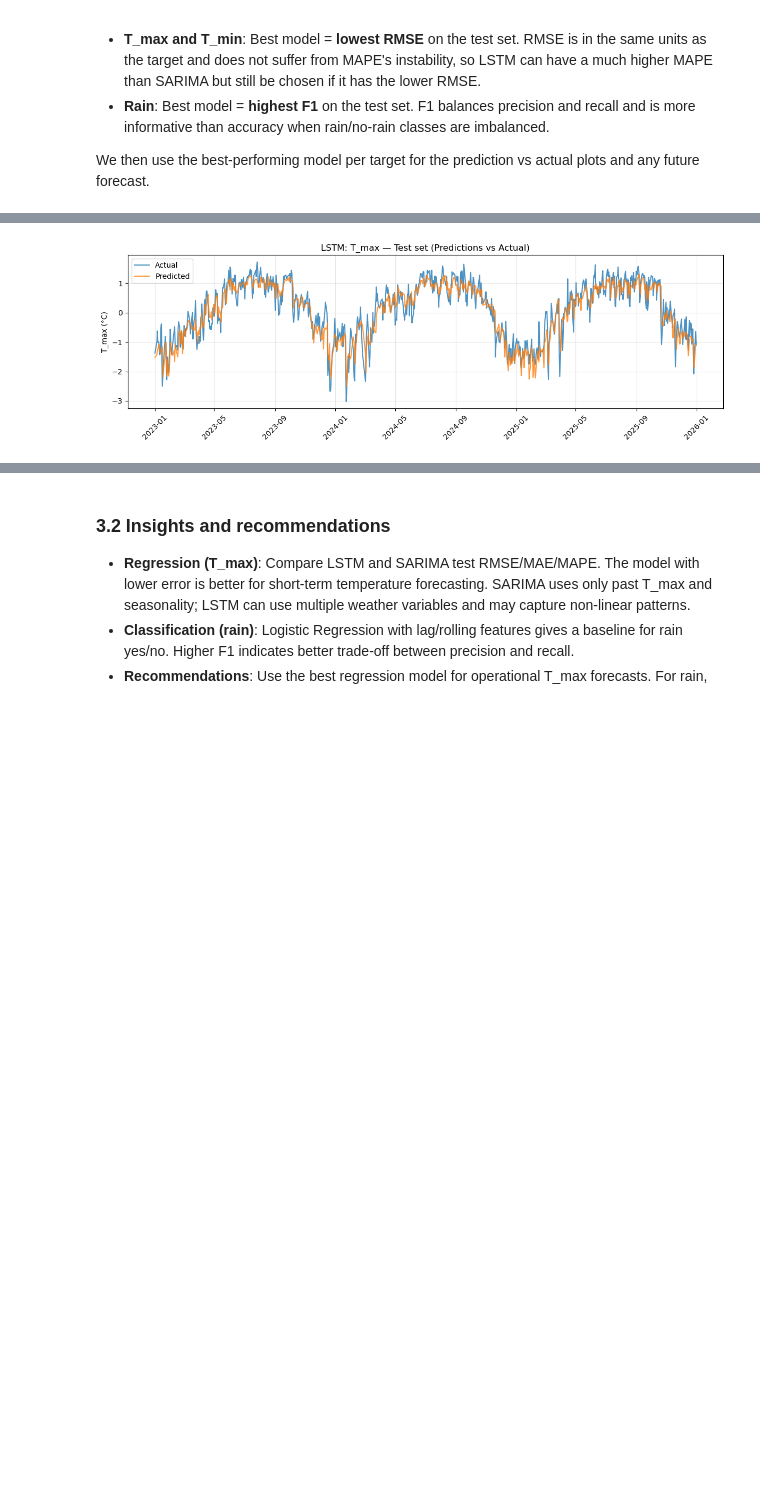
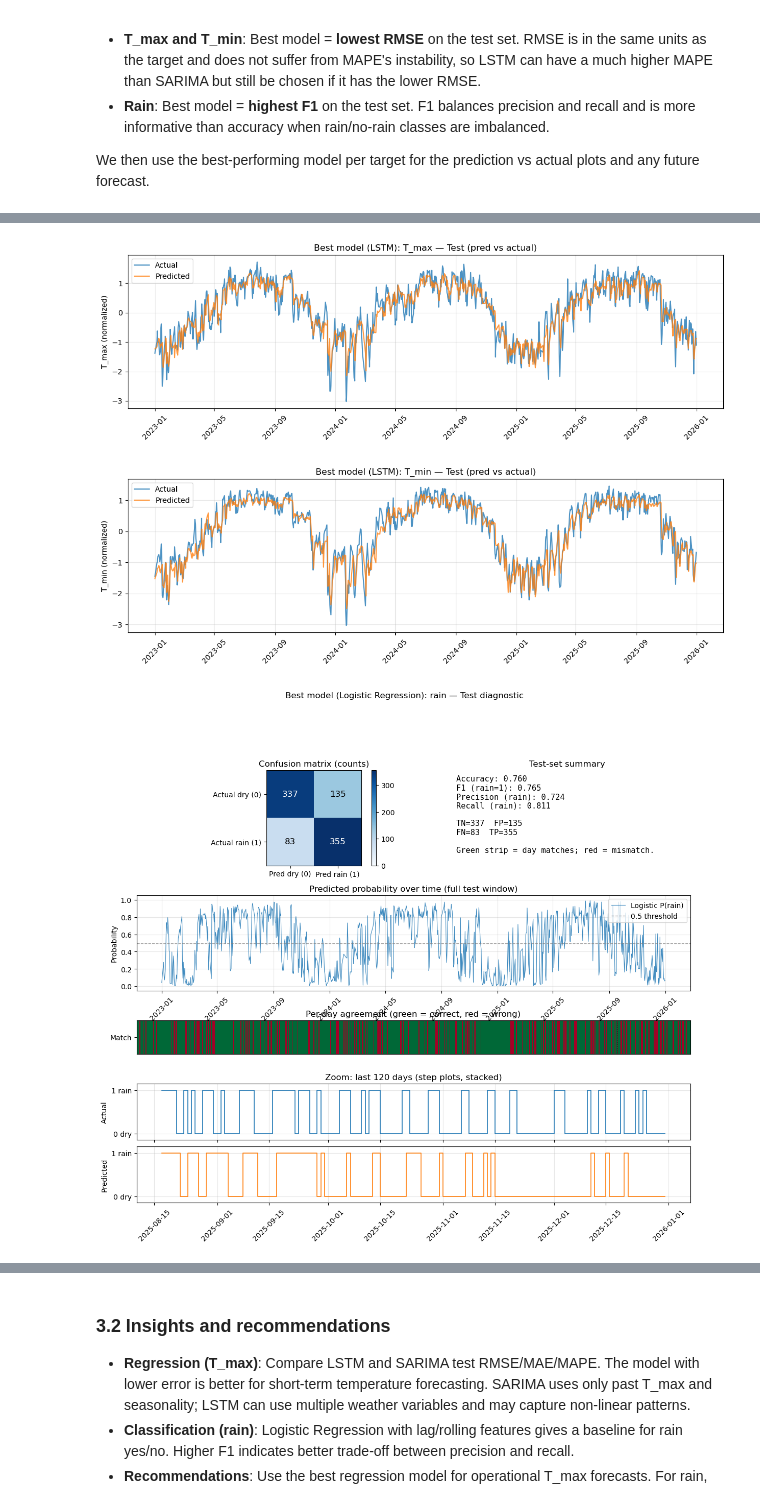
Before and after one commit to PengYe0203/ADA-group-project, a Jupyter notebook: ada_project.ipynb, the cells around one changed output, grey strips where cells are left out. Saved outputs shown, nothing was run; the diff lists cells and outputs as text; code cells hidden in the pictures; blank space fills up the shorter version.

Commit message:
add extra prediction for T_min and rain

```diff
--- a/ada_project.ipynb
+++ b/ada_project.ipynb
@@ -594,6 +608,8 @@ lr_model, lr_scaler = train_logistic(X_lr_train, y_lr_train, lr_feature_names, C
 # Predict on validation and test
 y_lr_valid_pred = predict_logistic(lr_model, lr_scaler, X_lr_valid, lr_feature_names)
 y_lr_test_pred = predict_logistic(lr_model, lr_scaler, X_lr_test, lr_feature_names)
+y_lr_valid_score = predict_logistic_proba(lr_model, lr_scaler, X_lr_valid, lr_feature_names)
+y_lr_test_score = predict_logistic_proba(lr_model, lr_scaler, X_lr_test, lr_feature_names)
 
 # Evaluate (classification metrics)
 lr_metrics_valid = classification_metrics(y_lr_valid.values, y_lr_valid_pred)
@@ -844,6 +859,9 @@ print("\nBest regression model T_max (by RMSE):", best_reg_name)
 if results_reg_tmin:
     best_reg_tmin_name = min(results_reg_tmin, key=lambda m: results_reg_tmin[m]["RMSE"])
     print("Best regression model T_min (by RMSE):", best_reg_tmin_name)
+else:
+    best_reg_tmin_name = "SARIMA"
+    print("Best regression model T_min: defaulting to", best_reg_tmin_name, "(empty T_min results)")
 best_clf_name = max(results_clf, key=lambda m: results_clf[m]["F1"])
 print("Best classification model rain (by F1):", best_clf_name)
 
@@ -852,8 +870,7 @@ print("\n" + "=" * 50)
 print("COMPARISON SUMMARY")
 print("=" * 50)
 print("  T_max (regression):  ", best_reg_name, "(LSTM vs SARIMA)")
-if results_reg_tmin:
-    print("  T_min (regression):  ", best_reg_tmin_name, "(LSTM vs SARIMA)")
+print("  T_min (regression):  ", best_reg_tmin_name, "(LSTM vs SARIMA)")
 print("  Rain (classification):", best_clf_name, "(Logistic vs LSTM vs SARIMA)")
 print("=" * 50)
 # %% [output]
@@ -931,49 +950,53 @@ if best_reg_tmin_name == "LSTM" and HAS_LSTM_TMIN and y_lstm_tmin_test_pred is n
     plot_predictions_vs_actual(
         dates_lstm_test, y_lstm_test_tmin, y_lstm_tmin_test_pred,
         title=f"Best model ({best_reg_tmin_name}): T_min — Test (pred vs actual)",
         ylabel="T_min (normalized)",
     )
 else:
     plot_predictions_vs_actual(
         dates_sarima_tmin_test, y_sarima_tmin_actual, y_sarima_tmin_pred,
         title=f"Best model ({best_reg_tmin_name}): T_min — Test (pred vs actual)",
         ylabel="T_min (°C)",
     )
 
 # --- Rain: best classifier (test set, 0/1) ---
 try:
     _ = best_clf_name
 except NameError:
     best_clf_name = "Logistic Regression"
 
 if best_clf_name == "Logistic Regression":
     dates_lr_test = pd.to_datetime(X_lr_test["date"]).values
-    plot_predictions_vs_actual(
+    plot_rain_classification_diagnostic(
         dates_lr_test,
-        y_lr_test.values.astype(float),
-        np.asarray(y_lr_test_pred).astype(float),
-        title="Best model (Logistic Regression): rain — Test (pred vs actual, 0/1)",
-        ylabel="Rain (0=dry, 1=rain)",
+        y_lr_test.values,
+        y_lr_test_pred,
+        y_score=y_lr_test_score,
+        title="Best model (Logistic Regression): rain — Test diagnostic",
+        score_label="Logistic P(rain)",
+        zoom_last_days=120,
     )
 elif best_clf_name == "LSTM" and HAS_LSTM_RAIN and y_lstm_rain_test_pred is not None:
-    plot_predictions_vs_actual(
+    plot_rain_classification_diagnostic(
         dates_lstm_test,
-        y_lstm_test_rain.astype(float),
-        np.asarray(y_lstm_rain_test_pred).astype(float),
-        title="Best model (LSTM): rain — Test (pred vs actual, 0/1)",
-        ylabel="Rain (0=dry, 1=rain)",
+        y_lstm_test_rain.astype(int),
+        np.asarray(y_lstm_rain_test_pred).astype(int),
+        title="Best model (LSTM): rain — Test diagnostic",
+        zoom_last_days=120,
     )
 else:
     dates_sarima_rain_test = sarima_test_rain_series.index[:n_rain]
-    plot_predictions_vs_actual(
+    plot_rain_classification_diagnostic(
         dates_sarima_rain_test,
-        y_sarima_rain_actual.astype(float),
-        y_sarima_rain_pred.astype(float),
-        title="Best model (SARIMA): rain — Test (pred vs actual, 0/1)",
-        ylabel="Rain (0=dry, 1=rain)",
+        y_sarima_rain_actual.astype(int),
+        y_sarima_rain_pred.astype(int),
+        title="Best model (SARIMA): rain — Test diagnostic",
+        zoom_last_days=120,
     )
 # %% [output]
-[figure, old version]
+[figure, new version]
+[figure, added]
+[figure, added]
 # %%
 # Future forecast: 30 days beyond last date in df_arima (per target, using best model where supported)
 FORECAST_DAYS = 30
```
Also changed, not shown: parts of 9 cells of this notebook, 2 other files.
